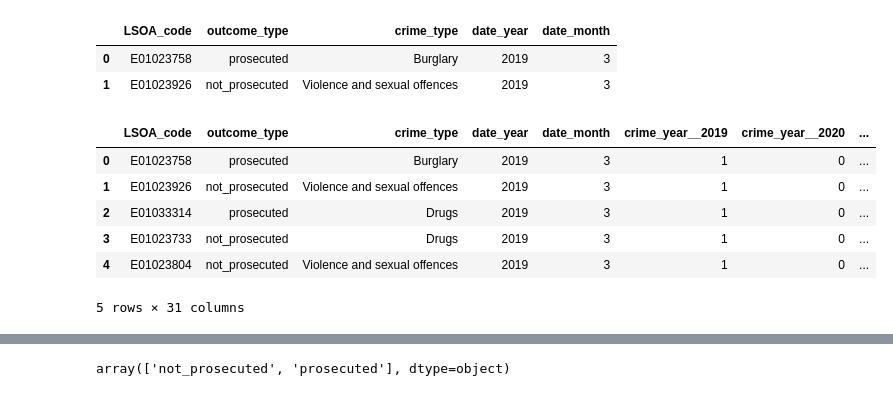
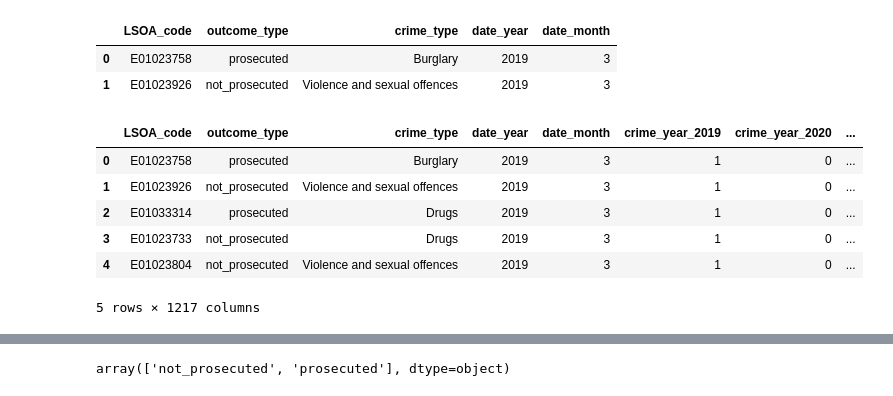
Before and after one commit to saquibmohiuddin/Hertfordshire-Constabulary, a Jupyter notebook: codes/three_years_de-1-hot.ipynb, the cells around one changed output, grey strips where cells are left out. Saved outputs shown, nothing was run; the diff lists cells and outputs as text; code cells hidden in the pictures.

Commit message:
LSOA code one hot encoded

```diff
--- a/codes/three_years_de-1-hot.ipynb
+++ b/codes/three_years_de-1-hot.ipynb
@@ -330,18 +329,19 @@ df.head(2)
 | 0 | E01023758 | prosecuted | Burglary | 2019 | 3 |
 | 1 | E01023926 | not_prosecuted | Violence and sexual offences | 2019 | 3 |
 # %%
-dummy_year = pd.get_dummies(df["date_year"], prefix="crime_year_")
-dummy_month = pd.get_dummies(df["date_month"], prefix="crime_month_")
-dummy_crime_type = pd.get_dummies(df["crime_type"], prefix="crime_type_")
+dummy_year = pd.get_dummies(df["date_year"], prefix="crime_year")
+dummy_month = pd.get_dummies(df["date_month"], prefix="crime_month")
+dummy_crime_type = pd.get_dummies(df["crime_type"], prefix="crime_type")
+dummy_lsoa_code = pd.get_dummies(df["LSOA_code"], prefix="LSOA_code")
 # %%
-df = pd.concat([df, dummy_year, dummy_month, dummy_crime_type], axis=1)
+df = pd.concat([df, dummy_year, dummy_month, dummy_crime_type, dummy_lsoa_code], axis=1)
 df.head()
 # %% [output]
-|  | LSOA_code | outcome_type | crime_type | date_year | date_month | crime_year__2019 | crime_year__2020 | ... |
+|  | LSOA_code | outcome_type | crime_type | date_year | date_month | crime_year_2019 | crime_year_2020 | ... |
 | 0 | E01023758 | prosecuted | Burglary | 2019 | 3 | 1 | 0 | ... |
 | 1 | E01023926 | not_prosecuted | Violence and sexual offences | 2019 | 3 | 1 | 0 | ... |
 | 2 | E01033314 | prosecuted | Drugs | 2019 | 3 | 1 | 0 | ... |
 | 3 | E01023733 | not_prosecuted | Drugs | 2019 | 3 | 1 | 0 | ... |
 | 4 | E01023804 | not_prosecuted | Violence and sexual offences | 2019 | 3 | 1 | 0 | ... |
-5 rows × 31 columns
+5 rows × 1217 columns
 # %%
```
Also changed, not shown: parts of 11 cells of this notebook, 2 other files.
